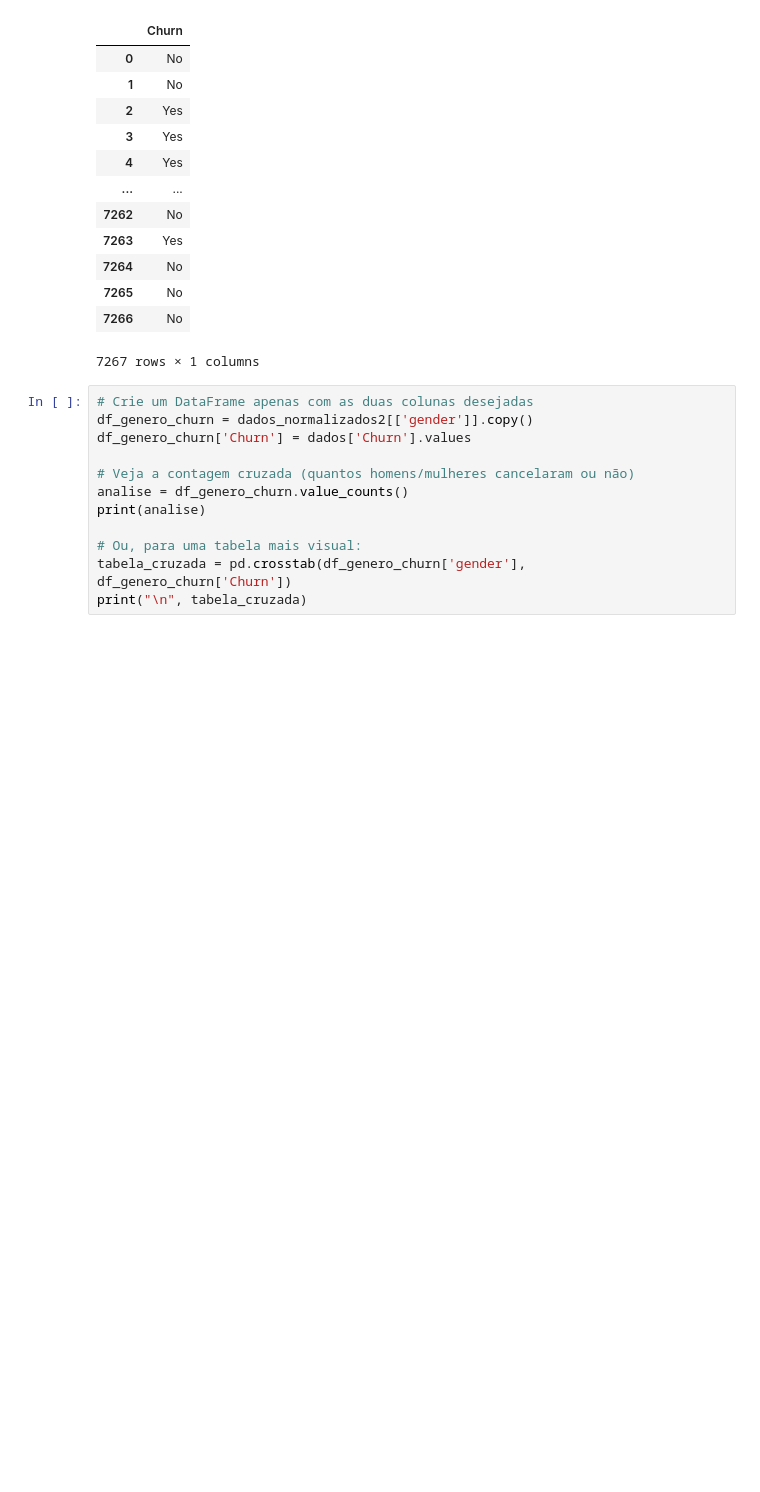
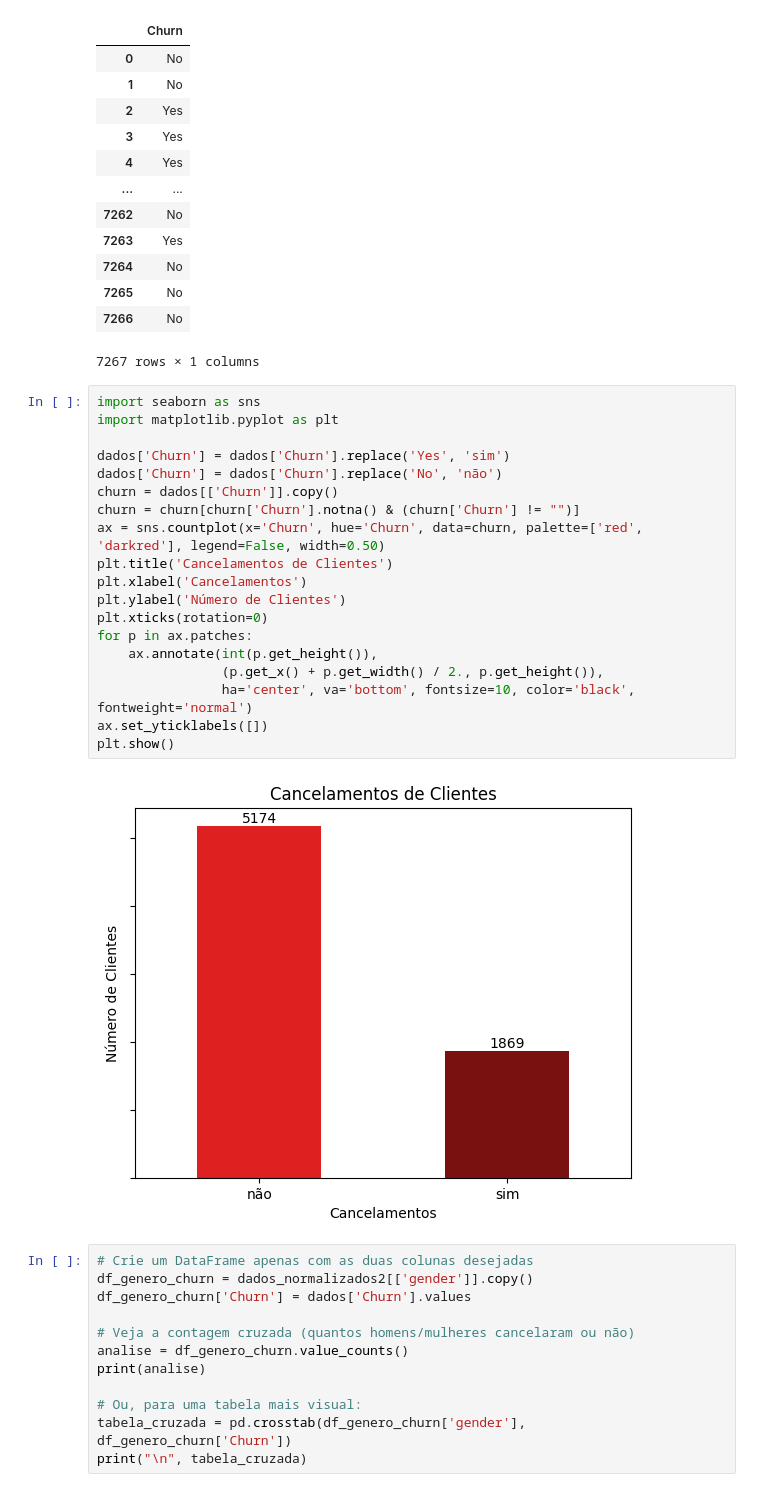
Before and after one commit to JoseSilva84/TelecomX_BR, a Jupyter notebook: TelecomX_BR.ipynb, the cells around one changed output. Drawn from its saved outputs; the diff is of its cells as text; blank space fills up the shorter version.

```diff
--- a/TelecomX_BR.ipynb
+++ b/TelecomX_BR.ipynb
@@ -200,6 +200,27 @@ churn2
 | 7265 | No |
 | 7266 | No |
 7267 rows × 1 columns
+# %%
+import seaborn as sns
+import matplotlib.pyplot as plt
+
+dados['Churn'] = dados['Churn'].replace('Yes', 'sim')
+dados['Churn'] = dados['Churn'].replace('No', 'não')
+churn = dados[['Churn']].copy()
+churn = churn[churn['Churn'].notna() & (churn['Churn'] != "")]
+ax = sns.countplot(x='Churn', hue='Churn', data=churn, palette=['red', 'darkred'], legend=False, width=0.50)
+plt.title('Cancelamentos de Clientes')
+plt.xlabel('Cancelamentos')
+plt.ylabel('Número de Clientes')
+plt.xticks(rotation=0)
+for p in ax.patches:
+    ax.annotate(int(p.get_height()),
+                (p.get_x() + p.get_width() / 2., p.get_height()),
+                ha='center', va='bottom', fontsize=10, color='black', fontweight='normal')
+ax.set_yticklabels([])
+plt.show()
+# %% [output]
+[figure, added]
 # %%
 # Crie um DataFrame apenas com as duas colunas desejadas
 df_genero_churn = dados_normalizados2[['gender']].copy()
```
